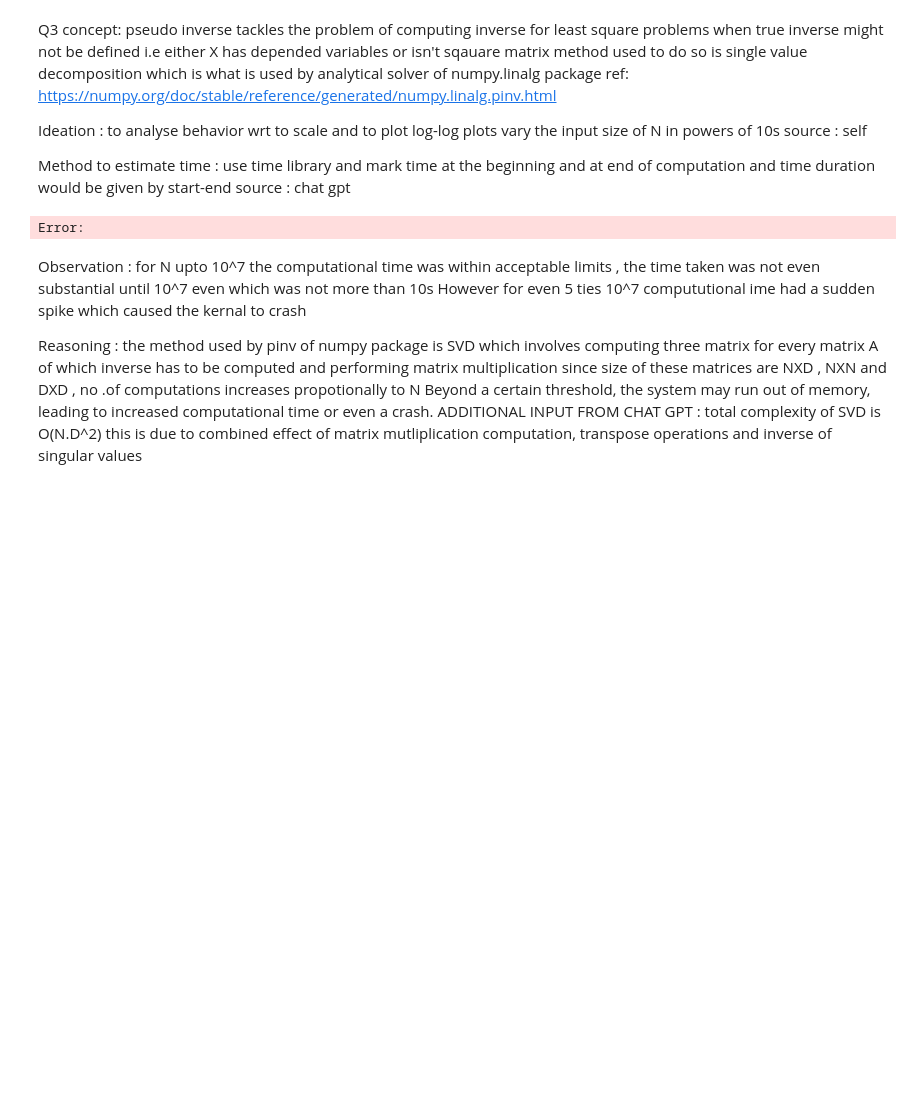
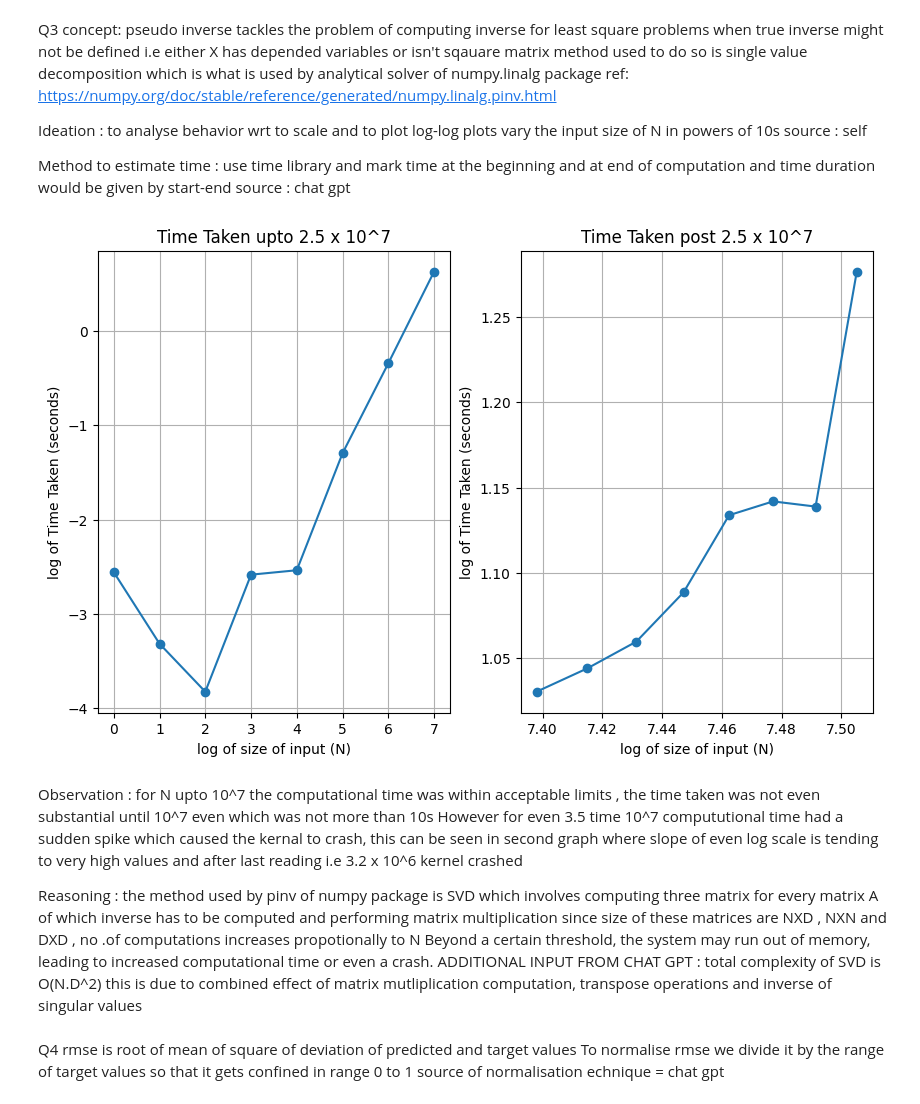
Before and after one commit to prachitgupta/ML_Algorithms, a Jupyter notebook: assignment1.ipynb, the cells around one changed output. Cells and saved outputs as stored; diff of their text form; code cells hidden in the pictures; blank space fills up the shorter version.

```diff
--- a/assignment1.ipynb
+++ b/assignment1.ipynb
@@ -97,33 +97,37 @@ def time_computation(N,D =10):
 # %%
 ## analyse
 ##genearate N for analysis
 N = [10**n for n in range(8)]  ##10 data points
 ##generate computation time
 T = time_computation(N)
 ##plot logN vs logT
 plt.figure(figsize=(10, 6))
 plt.subplot(1,2,1)
 plt.plot(np.log10(N), np.log10(T) , marker='o')
 plt.title('Time Taken upto 2.5 x 10^7')
 plt.xlabel('log of size of input (N)')
 plt.ylabel('log of Time Taken (seconds)')
 plt.grid(True)
-##kernel crashed for N = 8 onwards so seperately printing 4 x 10^7(hit and trial) onward for analysis
-N_high = [(35+n)* 10**6 for n in range(10)]
+##kernel crashed for N = 8 onwards so seperately printing 2.5 x 10^7(hit and trial) onward for analysis
+N_high = [(25+n)* 10**6 for n in range(8)]
 T_high = time_computation(N_high)
 plt.subplot(1,2,2)
 plt.plot(np.log10(N_high), np.log10(T_high) , marker='o')
 plt.title('Time Taken post 2.5 x 10^7')
 plt.xlabel('log of size of input (N)')
 plt.ylabel('log of Time Taken (seconds)')
 plt.grid(True)
-plt.show()
+#plt.show()
 # %% [output]
-Error:
+[figure, added]
 # %% [markdown]
 Observation :  for N upto 10^7  the computational time was within acceptable limits , the time taken was not even substantial until 10^7 even which was not more than 10s
-However for even 5 ties 10^7 compututional ime had a sudden spike which caused the kernal to crash
+However for even 3.5 time 10^7 compututional time had a sudden spike which caused the kernal to crash, this can be seen in second graph where slope of even log scale is tending to very high values and after last reading i.e 3.2 x 10^6 kernel crashed
 
 Reasoning : the method used by pinv of numpy package is SVD which involves computing three matrix for every matrix A of which inverse has to be computed and performing matrix multiplication since size of these matrices are NXD , NXN and DXD , no .of computations increases propotionally to N
 Beyond a certain threshold, the system may run out of memory, leading to increased computational time or even a crash.
 ADDITIONAL INPUT FROM CHAT GPT : total complexity of SVD is O(N.D^2)  this is due to combined effect of matrix mutliplication computation, transpose operations and inverse of singular values
+# %% [markdown]
+Q4  rmse is root of mean of  square of deviation of predicted and target values
+To normalise rmse we divide it by the range of target values so that it gets confined in range 0 to 1
+source of normalisation echnique = chat gpt
```
Also changed, not shown: parts of 1 cell of this notebook.
